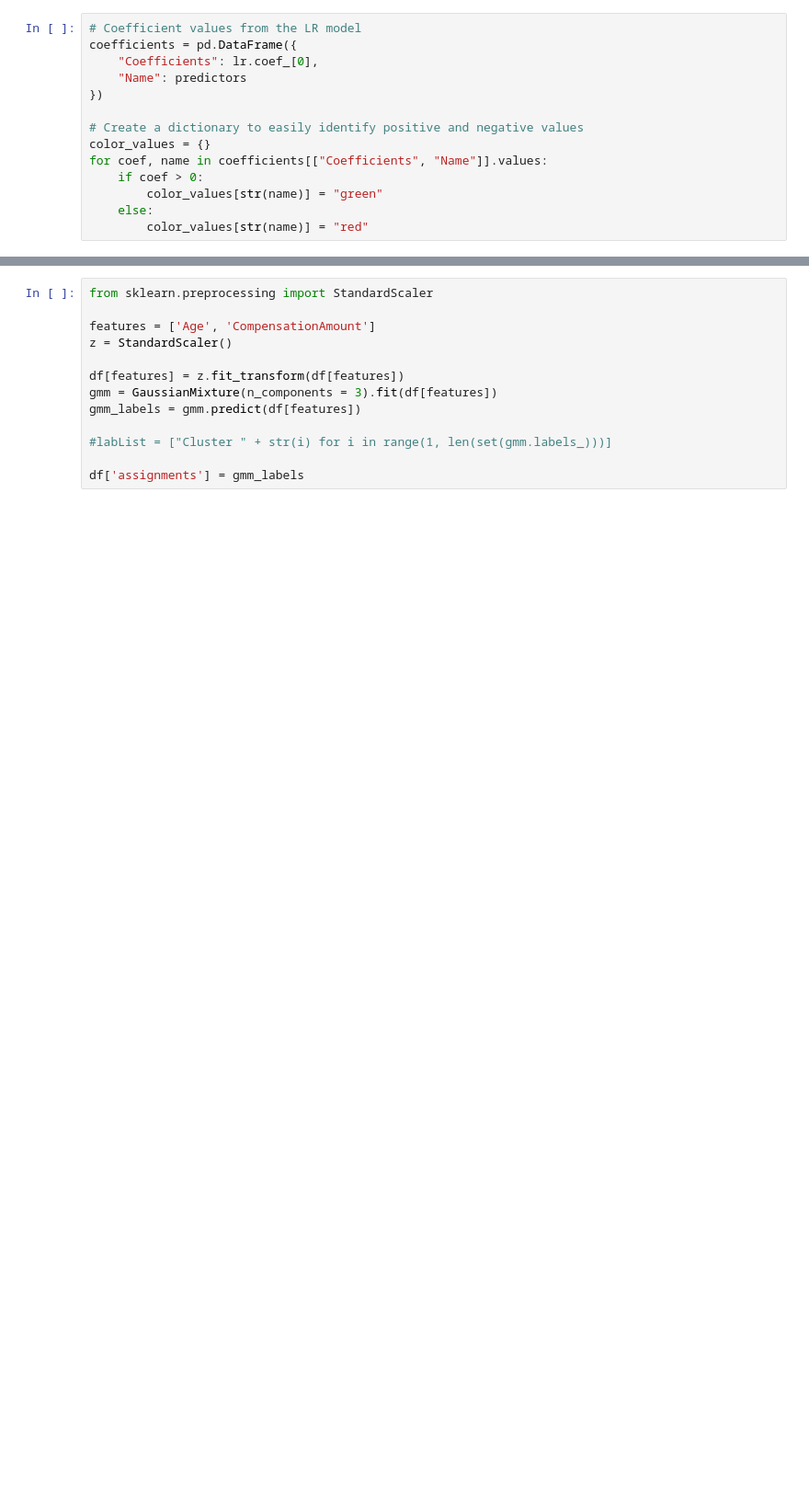
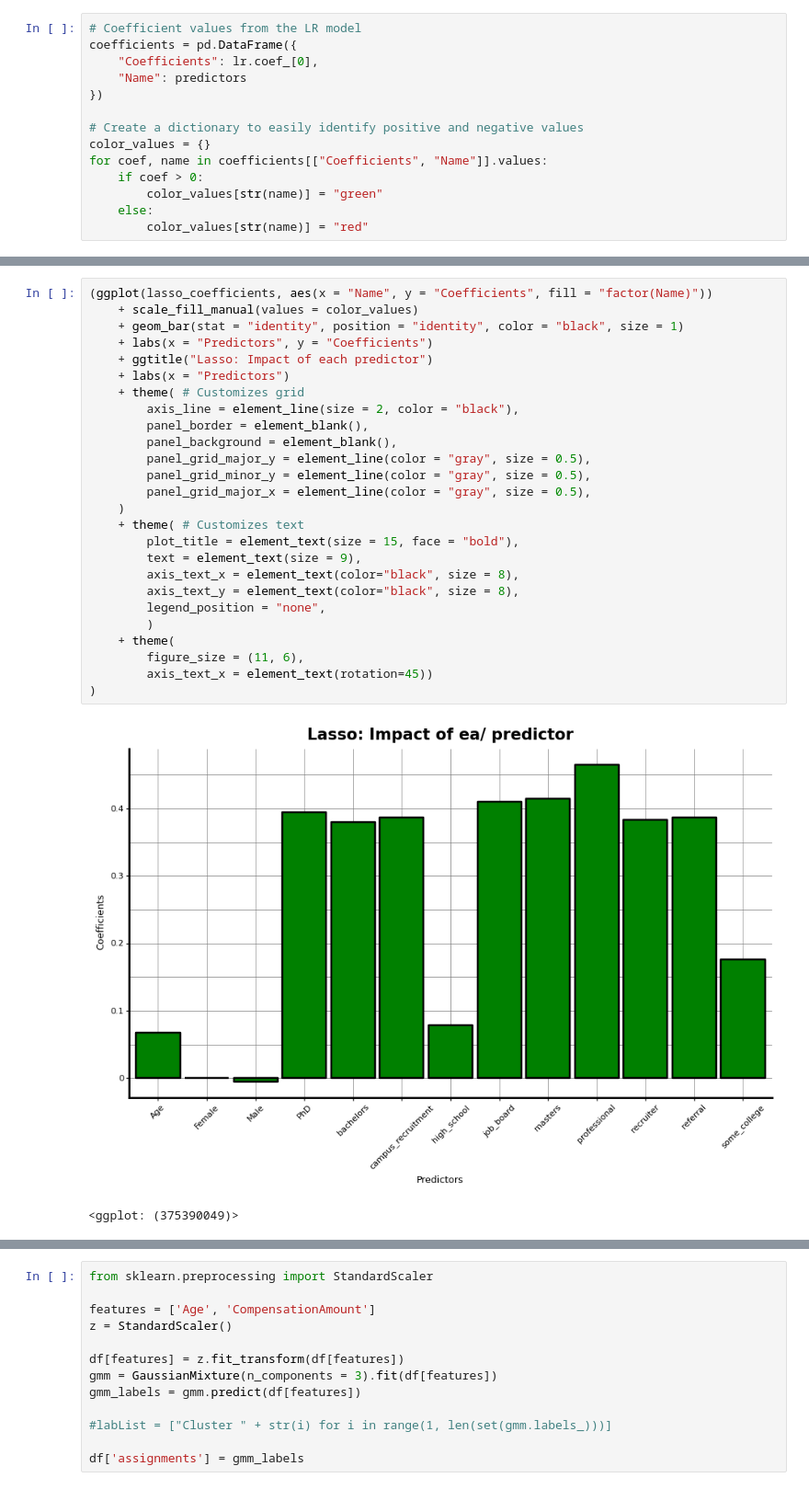
Before and after one commit to arell110/CPSC_392_Final_Project, a Jupyter notebook: Code/finalProject.ipynb, the cells around one changed output, grey strips where cells are left out. Shown: that part at 92% size. Drawn from its saved outputs; the diff is of its cells as text; blank space fills up the shorter version.

```diff
--- a/Code/finalProject.ipynb
+++ b/Code/finalProject.ipynb
@@ -264,0 +317,29 @@ TEST :  0.1965740340253749
+# %%
+(ggplot(lasso_coefficients, aes(x = "Name", y = "Coefficients", fill = "factor(Name)"))
+    + scale_fill_manual(values = color_values)
+    + geom_bar(stat = "identity", position = "identity", color = "black", size = 1)
+    + labs(x = "Predictors", y = "Coefficients")
+    + ggtitle("Lasso: Impact of each predictor")
+    + labs(x = "Predictors")
+    + theme( # Customizes grid
+        axis_line = element_line(size = 2, color = "black"),
+        panel_border = element_blank(),
+        panel_background = element_blank(),
+        panel_grid_major_y = element_line(color = "gray", size = 0.5),
+        panel_grid_minor_y = element_line(color = "gray", size = 0.5),
+        panel_grid_major_x = element_line(color = "gray", size = 0.5),
+    )
+    + theme( # Customizes text
+        plot_title = element_text(size = 15, face = "bold"),
+        text = element_text(size = 9),
+        axis_text_x = element_text(color="black", size = 8),
+        axis_text_y = element_text(color="black", size = 8),
+        legend_position = "none",
+        )
+    + theme(
+        figure_size = (11, 6),
+        axis_text_x = element_text(rotation=45))
+)
+# %% [output]
+[figure, added]
+<ggplot: (375390049)>
```
Also changed, not shown: parts of 28 cells of this notebook, 1 other file.
